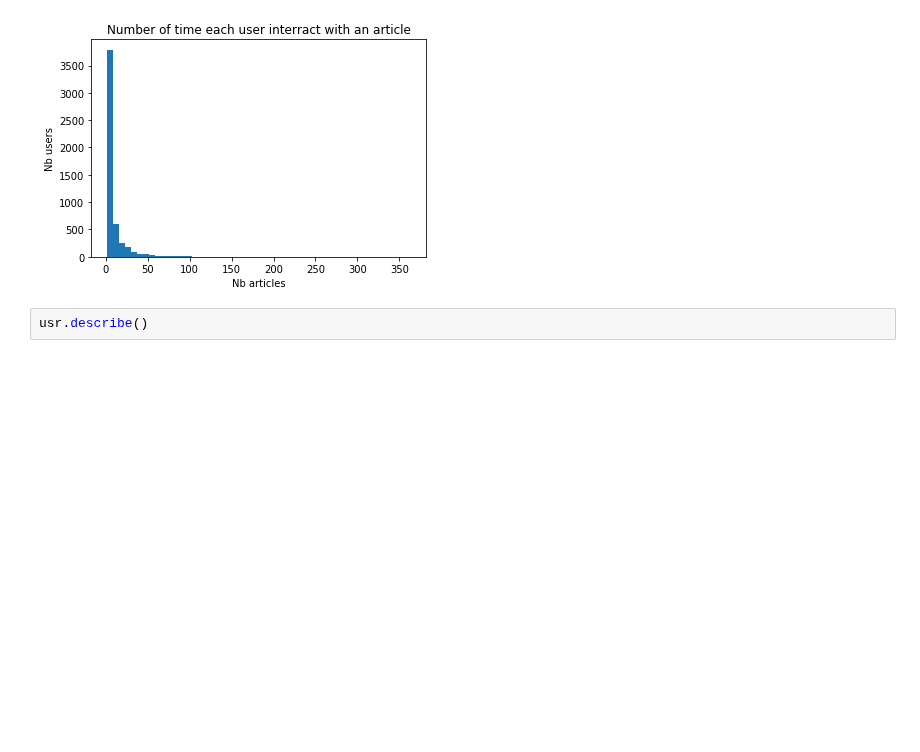
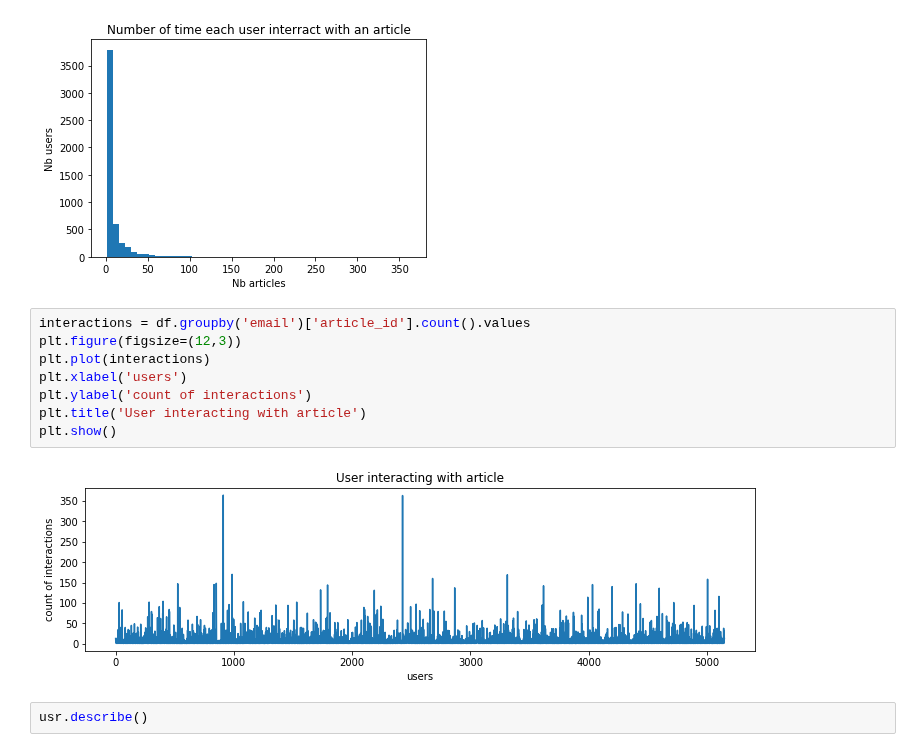
Before and after one commit to jc-udacity/datascientist, a Jupyter notebook: 08_experimental_design_and_recommandations/project/Recommendations_with_IBM.ipynb, the cells around one changed output. Saved outputs shown, nothing was run; the diff lists cells and outputs as text; blank space fills up the shorter version.

```diff
--- a/08_experimental_design_and_recommandations/project/Recommendations_with_IBM.ipynb
+++ b/08_experimental_design_and_recommandations/project/Recommendations_with_IBM.ipynb
@@ -110,6 +110,16 @@ plt.ylabel('Nb users')
 # %% [output]
 Text(0, 0.5, 'Nb users')
 [figure]
+# %%
+interactions = df.groupby('email')['article_id'].count().values
+plt.figure(figsize=(12,3))
+plt.plot(interactions)
+plt.xlabel('users')
+plt.ylabel('count of interactions')
+plt.title('User interacting with article')
+plt.show()
+# %% [output]
+[figure, added]
 # %%
 usr.describe()
 # %% [output]
```
Also changed, not shown: parts of 17 cells of this notebook.
